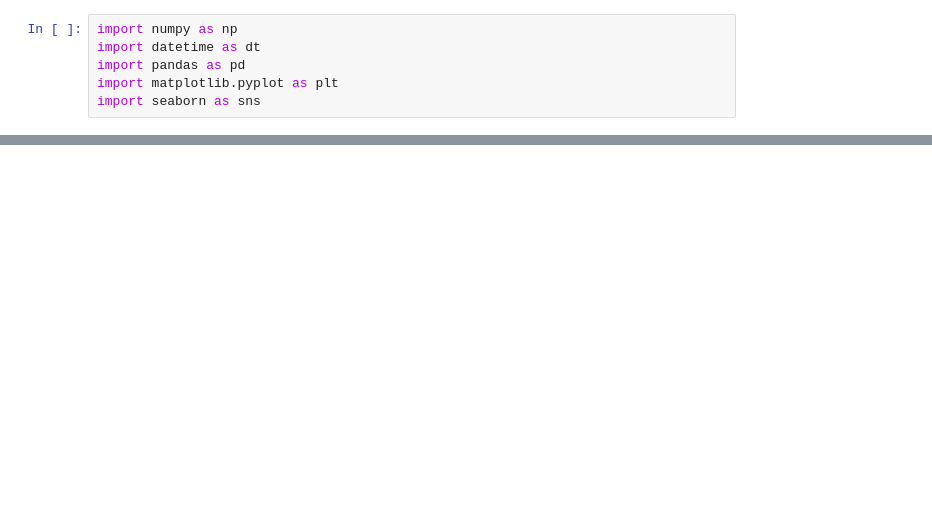
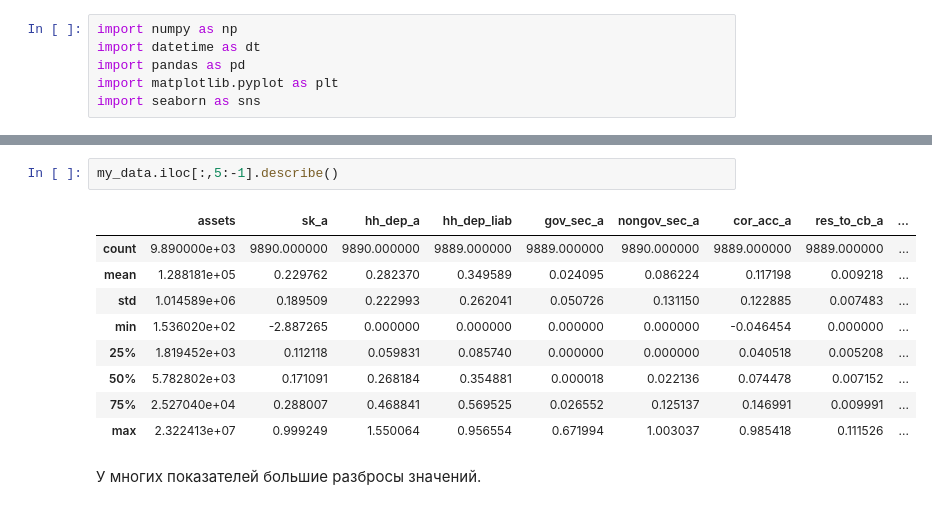
Before and after one commit to olyabekirova/logit_banks, a Jupyter notebook: Describe dataset.ipynb, the cells around one changed output, grey strips where cells are left out. Cells and saved outputs as stored; diff of their text form; blank space fills up the shorter version.

```diff
--- a/Describe dataset.ipynb
+++ b/Describe dataset.ipynb
@@ -49,2 +35,16 @@ for i in col:
 [figure]
 ... (8 outputs left out)
+# %%
+my_data.iloc[:,5:-1].describe()
+# %% [output]
+|  | assets | sk_a | hh_dep_a | hh_dep_liab | gov_sec_a | nongov_sec_a | cor_acc_a | res_to_cb_a | ... |
+| count | 9.890000e+03 | 9890.000000 | 9890.000000 | 9889.000000 | 9889.000000 | 9890.000000 | 9889.000000 | 9889.000000 | ... |
+| mean | 1.288181e+05 | 0.229762 | 0.282370 | 0.349589 | 0.024095 | 0.086224 | 0.117198 | 0.009218 | ... |
+| std | 1.014589e+06 | 0.189509 | 0.222993 | 0.262041 | 0.050726 | 0.131150 | 0.122885 | 0.007483 | ... |
+| min | 1.536020e+02 | -2.887265 | 0.000000 | 0.000000 | 0.000000 | 0.000000 | -0.046454 | 0.000000 | ... |
+| 25% | 1.819452e+03 | 0.112118 | 0.059831 | 0.085740 | 0.000000 | 0.000000 | 0.040518 | 0.005208 | ... |
+| 50% | 5.782802e+03 | 0.171091 | 0.268184 | 0.354881 | 0.000018 | 0.022136 | 0.074478 | 0.007152 | ... |
+| 75% | 2.527040e+04 | 0.288007 | 0.468841 | 0.569525 | 0.026552 | 0.125137 | 0.146991 | 0.009991 | ... |
+| max | 2.322413e+07 | 0.999249 | 1.550064 | 0.956554 | 0.671994 | 1.003037 | 0.985418 | 0.111526 | ... |
+# %% [markdown]
+У многих показателей большие разбросы значений.
```
Also changed, not shown: parts of 8 cells of this notebook.
